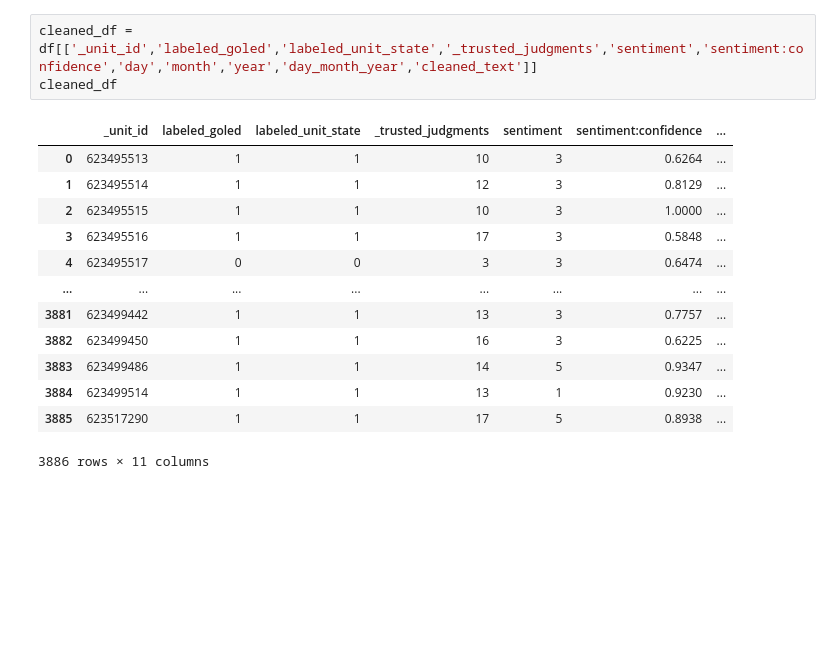
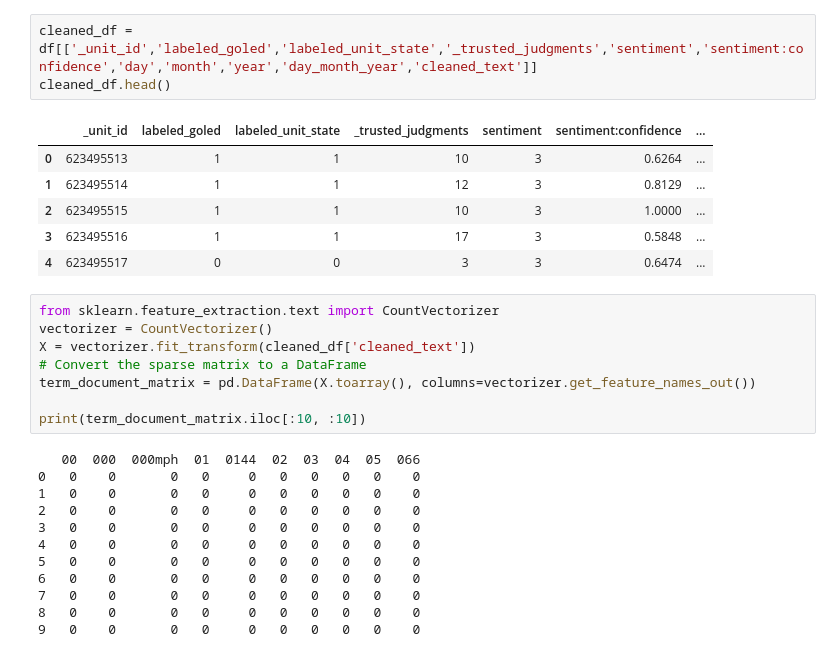
Before and after one commit to RushyanthN/Data_cleaned, a Jupyter notebook: Dataset_cleaned.ipynb, the cells around one changed output. Cells and saved outputs as stored; diff of their text form; blank space fills up the shorter version.

```diff
--- a/Dataset_cleaned.ipynb
+++ b/Dataset_cleaned.ipynb
@@ -109,17 +28,30 @@ df.head()
 # %%
 cleaned_df = df[['_unit_id','labeled_goled','labeled_unit_state','_trusted_judgments','sentiment','sentiment:confidence','day','month','year','day_month_year','cleaned_text']]
-cleaned_df
+cleaned_df.head()
 # %% [output]
 |  | _unit_id | labeled_goled | labeled_unit_state | _trusted_judgments | sentiment | sentiment:confidence | ... |
 | 0 | 623495513 | 1 | 1 | 10 | 3 | 0.6264 | ... |
 | 1 | 623495514 | 1 | 1 | 12 | 3 | 0.8129 | ... |
 | 2 | 623495515 | 1 | 1 | 10 | 3 | 1.0000 | ... |
 | 3 | 623495516 | 1 | 1 | 17 | 3 | 0.5848 | ... |
 | 4 | 623495517 | 0 | 0 | 3 | 3 | 0.6474 | ... |
-| ... | ... | ... | ... | ... | ... | ... | ... |
-| 3881 | 623499442 | 1 | 1 | 13 | 3 | 0.7757 | ... |
-| 3882 | 623499450 | 1 | 1 | 16 | 3 | 0.6225 | ... |
-| 3883 | 623499486 | 1 | 1 | 14 | 5 | 0.9347 | ... |
-| 3884 | 623499514 | 1 | 1 | 13 | 1 | 0.9230 | ... |
-| 3885 | 623517290 | 1 | 1 | 17 | 5 | 0.8938 | ... |
-3886 rows × 11 columns
+# %%
+from sklearn.feature_extraction.text import CountVectorizer
+vectorizer = CountVectorizer()
+X = vectorizer.fit_transform(cleaned_df['cleaned_text'])
+# Convert the sparse matrix to a DataFrame
+term_document_matrix = pd.DataFrame(X.toarray(), columns=vectorizer.get_feature_names_out())
+
+print(term_document_matrix.iloc[:10, :10])
+# %% [output]
+   00  000  000mph  01  0144  02  03  04  05  066
+0   0    0       0   0     0   0   0   0   0    0
+1   0    0       0   0     0   0   0   0   0    0
+2   0    0       0   0     0   0   0   0   0    0
+3   0    0       0   0     0   0   0   0   0    0
+4   0    0       0   0     0   0   0   0   0    0
+5   0    0       0   0     0   0   0   0   0    0
+6   0    0       0   0     0   0   0   0   0    0
+7   0    0       0   0     0   0   0   0   0    0
+8   0    0       0   0     0   0   0   0   0    0
+9   0    0       0   0     0   0   0   0   0    0
```
Also changed, not shown: parts of 11 cells of this notebook.
